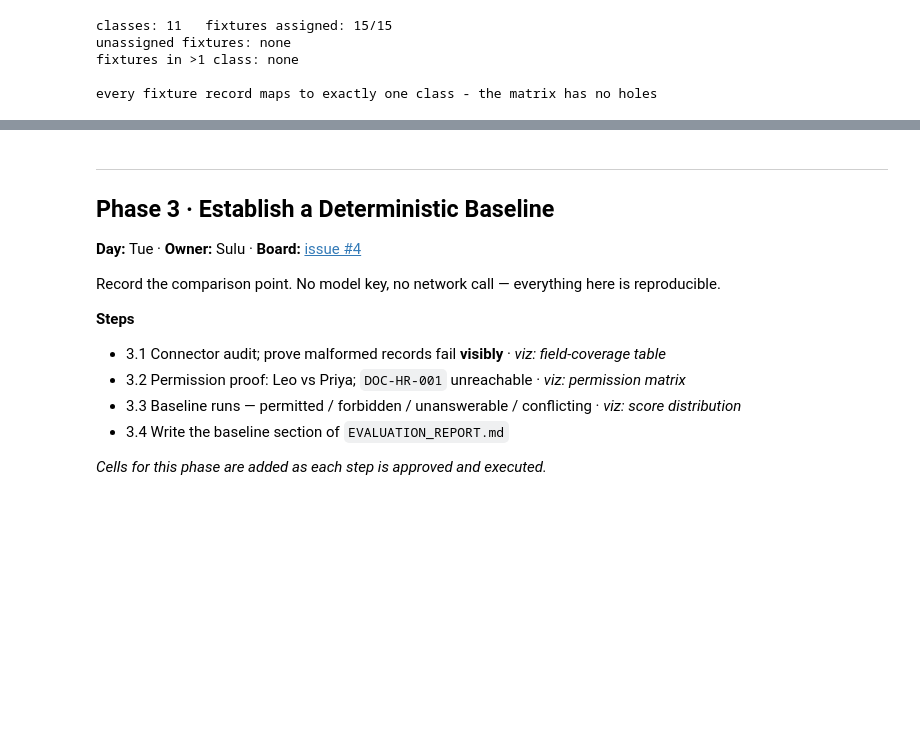
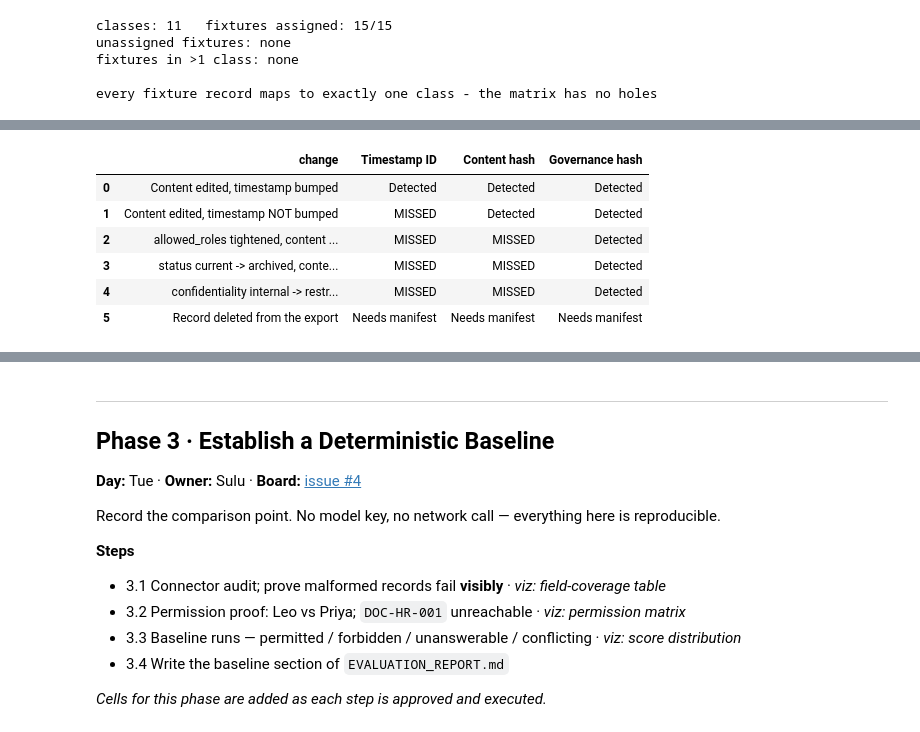
Before and after one commit to sulugambari/ai-agent-project, a Jupyter notebook: notebooks/northstar_build.ipynb, the cells around one changed output, grey strips where cells are left out. Saved outputs shown, nothing was run; the diff lists cells and outputs as text; code cells hidden in the pictures; blank space fills up the shorter version.

```diff
--- a/notebooks/northstar_build.ipynb
+++ b/notebooks/northstar_build.ipynb
@@ -887,0 +976,83 @@ MISMATCHES: none
+# %%
+# --- Test the scheme against five kinds of change ------------------------
+# WHAT: mutate a record five ways and check which strategies notice.
+# WHY:  a stable-ID strategy is a claim about change detection, so it should be
+#       TESTED rather than asserted. Three strategies are compared:
+#         timestamp   - id derived from occurred_at (the obvious cheap option)
+#         content     - hash of body text only
+#         governance  - our choice: content + title + roles + confidentiality
+#                       + status + timestamp
+def timestamp_key(doc):
+    return doc.occurred_at.isoformat() if doc.occurred_at else "none"
+
+def content_key(doc):
+    return hashlib.sha256(" ".join(doc.content.split()).encode()).hexdigest()[:12]
+
+policy = by_id["DOC-POLICY-401"]          # a document with front-matter governance
+slack  = by_id["SLACK-ATLAS-102"]         # a message whose timestamp never moves
+
+SCENARIOS = [
+    ("Content edited, timestamp bumped", slack.model_copy(update={
+        "content": slack.content + " Additional note.",
+        "occurred_at": slack.occurred_at.replace(day=slack.occurred_at.day + 1)}), slack),
+    ("Content edited, timestamp NOT bumped", slack.model_copy(update={
+        "content": slack.content + " Silently corrected."}), slack),
+    ("allowed_roles tightened, content unchanged", policy.model_copy(update={
+        "allowed_roles": frozenset({"finance"})}), policy),
+    ("status current -> archived, content unchanged", policy.model_copy(update={
+        "metadata": {**policy.metadata, "status": "archived"}}), policy),
+    ("confidentiality internal -> restricted", policy.model_copy(update={
+        "confidentiality": "restricted"}), policy),
+]
+
+rows = []
+for name, mutated, original in SCENARIOS:
+    rows.append({
+        "change": name,
+        "Timestamp ID":  "Detected" if timestamp_key(mutated) != timestamp_key(original) else "MISSED",
+        "Content hash":  "Detected" if content_key(mutated)   != content_key(original)   else "MISSED",
+        "Governance hash": "Detected" if revision_fingerprint(mutated) != revision_fingerprint(original) else "MISSED",
+    })
+# Deletion is detectable by NO id scheme - it needs a manifest diff. Shown so the
+# figure does not imply hashing alone is a complete lifecycle strategy.
+rows.append({"change": "Record deleted from the export", "Timestamp ID": "Needs manifest",
+             "Content hash": "Needs manifest", "Governance hash": "Needs manifest"})
+
+detection = pd.DataFrame(rows)
+display(detection)
+
+long = detection.melt(id_vars="change", var_name="strategy", value_name="result")
+DETECT_COLORS = {"Detected": COLORS["allow"], "MISSED": COLORS["deny"], "Needs manifest": COLORS["partial"]}
+dbase = alt.Chart(long).encode(
+    x=alt.X("strategy:N", title=None, sort=list(detection.columns[1:]),
+            axis=alt.Axis(orient="top", labelAngle=0, labelFontSize=10,
+                          labelExpr="split(datum.label, ' ')", labelPadding=20,
+                          grid=False, ticks=False)),
+    y=alt.Y("change:N", title=None, sort=list(detection.change),
+            axis=alt.Axis(grid=False, ticks=False, labelLimit=290)),
+)
+fig = (
+    dbase.mark_rect(stroke="white", strokeWidth=2).encode(
+        color=alt.Color("result:N",
+                        scale=alt.Scale(domain=list(DETECT_COLORS), range=list(DETECT_COLORS.values())),
+                        legend=alt.Legend(title=None, orient="bottom")),
+        tooltip=["change", "strategy", "result"])
+    + dbase.mark_text(fontSize=9, fontWeight="bold", color="white").encode(text="result:N")
+).properties(width=330, height=240,
+             title=alt.TitleParams("Which index strategy notices which change?",
+                                   subtitle="Governance hash is the chosen scheme - content plus every field that governs retrieval or access"))
+save_chart(fig, "2_2_change_detection",
+           caption="A timestamp-based chunk ID misses silent edits. A content-only hash also "
+                   "misses front-matter and permission changes - so a record whose access is "
+                   "tightened would stay retrievable under its OLD policy. Hashing content plus "
+                   "governance metadata catches all five. Deletion is caught by none of them and "
+                   "requires a manifest diff.")
+fig
+# %% [output]
+|  | change | Timestamp ID | Content hash | Governance hash |
+| 0 | Content edited, timestamp bumped | Detected | Detected | Detected |
+| 1 | Content edited, timestamp NOT bumped | MISSED | Detected | Detected |
+| 2 | allowed_roles tightened, content ... | MISSED | MISSED | Detected |
+| 3 | status current -> archived, conte... | MISSED | MISSED | Detected |
+| 4 | confidentiality internal -> restr... | MISSED | MISSED | Detected |
+| 5 | Record deleted from the export | Needs manifest | Needs manifest | Needs manifest |
```
Also changed, not shown: parts of 4 cells of this notebook, 4 other files.
